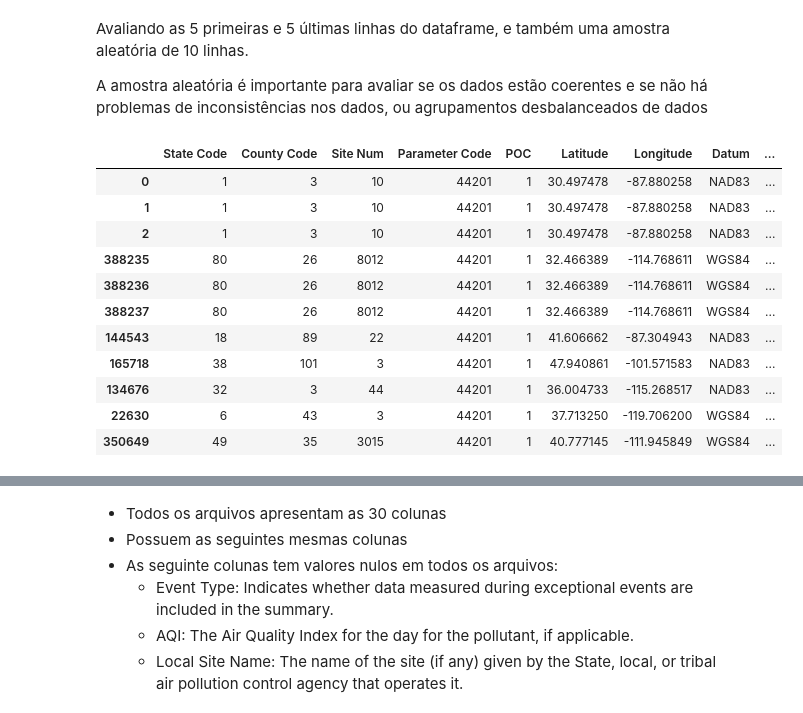
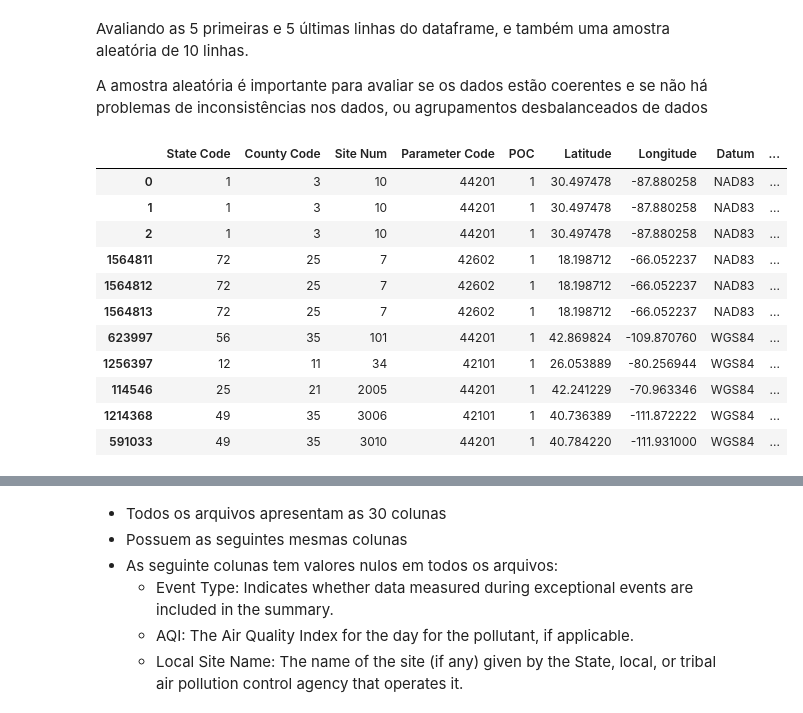
Before and after one commit to GSStoffel/exploracao_de_dados_qualidade_do_ar, a Jupyter notebook: notebook.ipynb, the cells around one changed output, grey strips where cells are left out. Cells and saved outputs as stored; diff of their text form; code cells hidden in the pictures.

```diff
--- a/notebook.ipynb
+++ b/notebook.ipynb
@@ -55,7 +60,7 @@ urlso2_base = 'https://aqs.epa.gov/aqsweb/airdata/daily_42401_{year}.zip',
 urlco_base = 'https://aqs.epa.gov/aqsweb/airdata/daily_42101_{year}.zip',
 urlno2_base = 'https://aqs.epa.gov/aqsweb/airdata/daily_42602_{year}.zip',
 
-ano_inicio = 2022
+ano_inicio = 2023
 ano_fim = 2024
 
 for ano in range(ano_inicio, ano_fim+1):
@@ -314,17 +423,17 @@ Avaliando as 5 primeiras e 5 últimas linhas do dataframe, e também uma amostra
 
 A amostra aleatória é importante para avaliar se os dados estão coerentes e se não há problemas de inconsistências nos dados, ou agrupamentos desbalanceados de dados
 # %%
-pd.concat([df_ozone.head(3), df_ozone.tail(3), df_ozone.sample(5)])
+pd.concat([df_all.head(3), df_all.tail(3), df_all.sample(5)])
 # %% [output]
 |  | State Code | County Code | Site Num | Parameter Code | POC | Latitude | Longitude | Datum | ... |
 | 0 | 1 | 3 | 10 | 44201 | 1 | 30.497478 | -87.880258 | NAD83 | ... |
 | 1 | 1 | 3 | 10 | 44201 | 1 | 30.497478 | -87.880258 | NAD83 | ... |
 | 2 | 1 | 3 | 10 | 44201 | 1 | 30.497478 | -87.880258 | NAD83 | ... |
-| 388235 | 80 | 26 | 8012 | 44201 | 1 | 32.466389 | -114.768611 | WGS84 | ... |
-| 388236 | 80 | 26 | 8012 | 44201 | 1 | 32.466389 | -114.768611 | WGS84 | ... |
-| 388237 | 80 | 26 | 8012 | 44201 | 1 | 32.466389 | -114.768611 | WGS84 | ... |
-| 144543 | 18 | 89 | 22 | 44201 | 1 | 41.606662 | -87.304943 | NAD83 | ... |
-| 165718 | 38 | 101 | 3 | 44201 | 1 | 47.940861 | -101.571583 | NAD83 | ... |
-| 134676 | 32 | 3 | 44 | 44201 | 1 | 36.004733 | -115.268517 | NAD83 | ... |
-| 22630 | 6 | 43 | 3 | 44201 | 1 | 37.713250 | -119.706200 | WGS84 | ... |
-| 350649 | 49 | 35 | 3015 | 44201 | 1 | 40.777145 | -111.945849 | WGS84 | ... |
+| 1564811 | 72 | 25 | 7 | 42602 | 1 | 18.198712 | -66.052237 | NAD83 | ... |
+| 1564812 | 72 | 25 | 7 | 42602 | 1 | 18.198712 | -66.052237 | NAD83 | ... |
+| 1564813 | 72 | 25 | 7 | 42602 | 1 | 18.198712 | -66.052237 | NAD83 | ... |
+| 623997 | 56 | 35 | 101 | 44201 | 1 | 42.869824 | -109.870760 | WGS84 | ... |
+| 1256397 | 12 | 11 | 34 | 42101 | 1 | 26.053889 | -80.256944 | WGS84 | ... |
+| 114546 | 25 | 21 | 2005 | 44201 | 1 | 42.241229 | -70.963346 | WGS84 | ... |
+| 1214368 | 49 | 35 | 3006 | 42101 | 1 | 40.736389 | -111.872222 | WGS84 | ... |
+| 591033 | 49 | 35 | 3010 | 44201 | 1 | 40.784220 | -111.931000 | WGS84 | ... |
```
Also changed, not shown: parts of 90 cells of this notebook.
